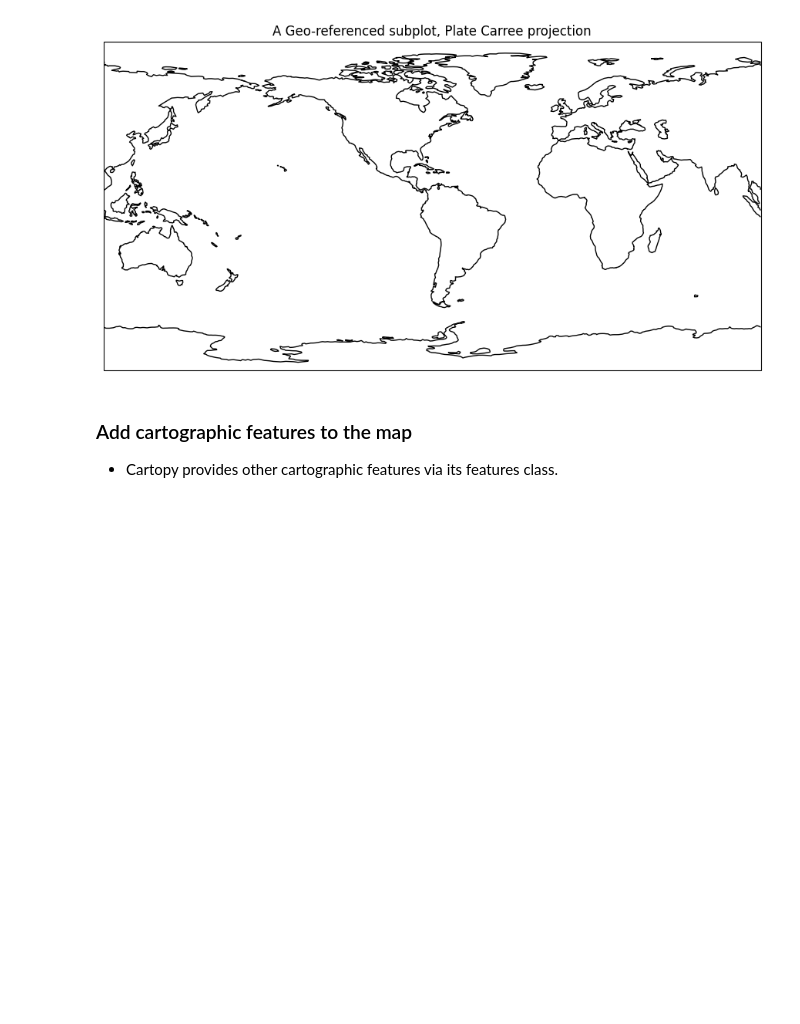
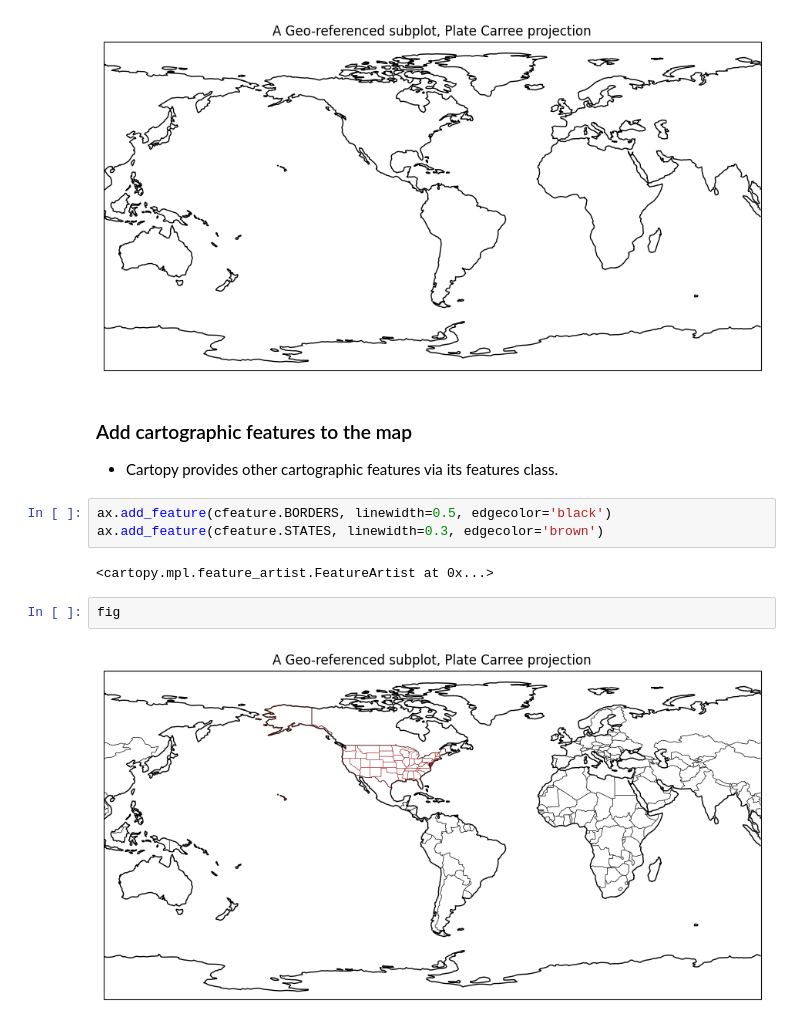
Before and after one commit to arunp77/Data-engineering-tools, a Jupyter notebook: Cartopy.ipynb, the cells around one changed output. Drawn from its saved outputs; the diff is of its cells as text; blank space fills up the shorter version.

```diff
--- a/Cartopy.ipynb
+++ b/Cartopy.ipynb
@@ -60,3 +60,12 @@ fig
 # %% [markdown]
 ### Add cartographic features to the map
 - Cartopy provides other cartographic features via its features class.
+# %%
+ax.add_feature(cfeature.BORDERS, linewidth=0.5, edgecolor='black')
+ax.add_feature(cfeature.STATES, linewidth=0.3, edgecolor='brown')
+# %% [output]
+<cartopy.mpl.feature_artist.FeatureArtist at 0x...>
+# %%
+fig
+# %% [output]
+[figure, added]
```
Also changed, not shown: parts of 2 cells of this notebook.
